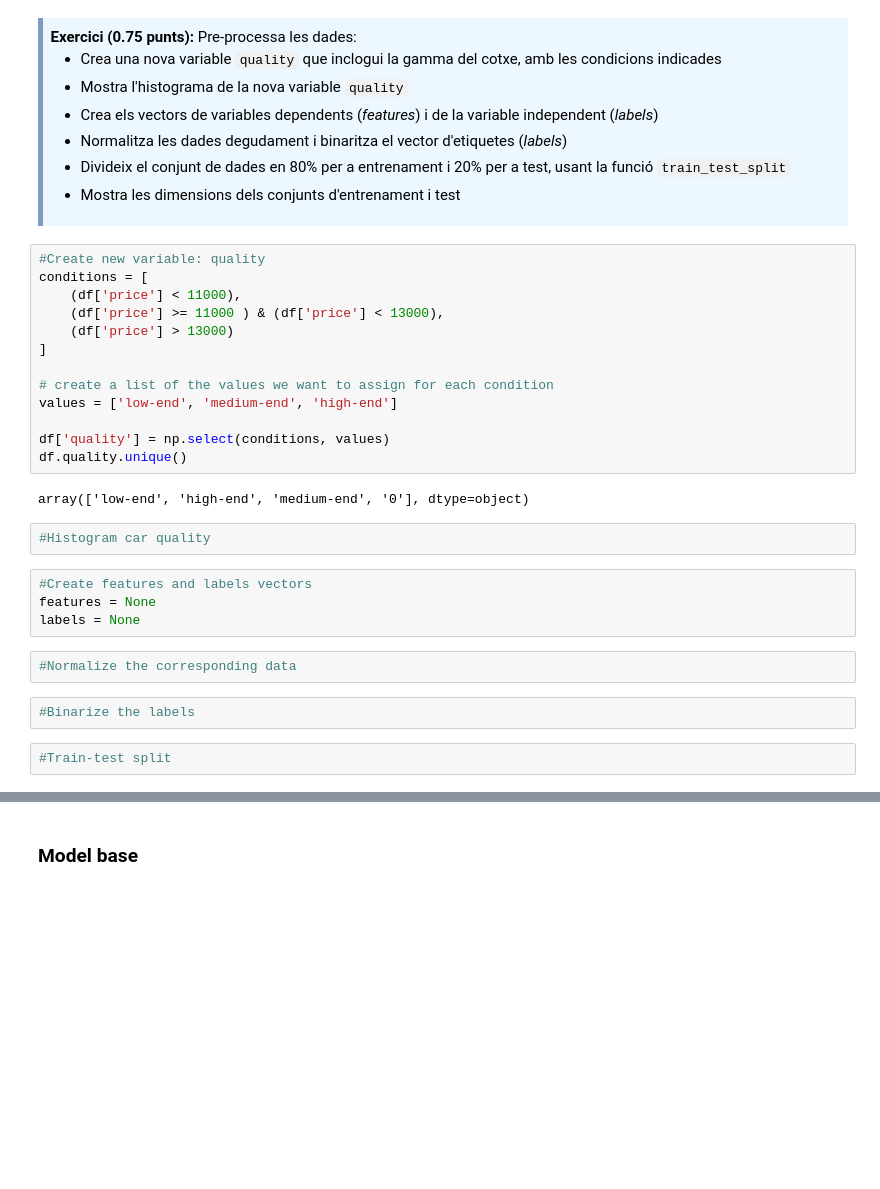
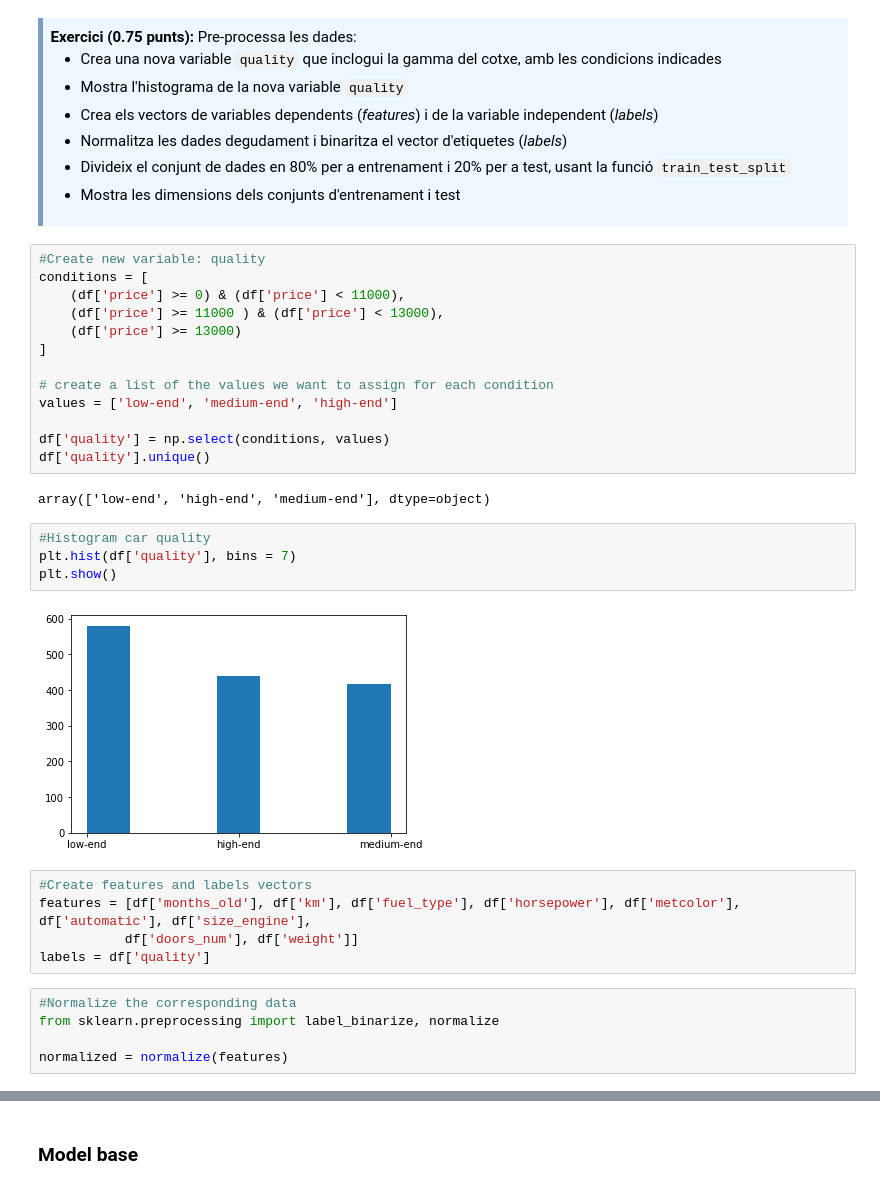
Before and after one commit to Jidorr/DeepLearning, a Jupyter notebook: PAC1/20212_M2_975_PAC1_Enunciat.ipynb, the cells around one changed output, grey strips where cells are left out. Saved outputs shown, nothing was run; the diff lists cells and outputs as text; blank space fills up the shorter version.

```diff
--- a/PAC1/20212_M2_975_PAC1_Enunciat.ipynb
+++ b/PAC1/20212_M2_975_PAC1_Enunciat.ipynb
@@ -192,27 +184,31 @@ En aquest apartat entrenarem un model que intenti classificar els cotxes segons
 # %%
 #Create new variable: quality
 conditions = [
-    (df['price'] < 11000),
+    (df['price'] >= 0) & (df['price'] < 11000),
     (df['price'] >= 11000 ) & (df['price'] < 13000),
-    (df['price'] > 13000)
+    (df['price'] >= 13000)
 ]
 
 # create a list of the values we want to assign for each condition
 values = ['low-end', 'medium-end', 'high-end']
 
 df['quality'] = np.select(conditions, values)
-df.quality.unique()
+df['quality'].unique()
 # %% [output]
-array(['low-end', 'high-end', 'medium-end', '0'], dtype=object)
+array(['low-end', 'high-end', 'medium-end'], dtype=object)
 # %%
 #Histogram car quality
+plt.hist(df['quality'], bins = 7)
+plt.show()
+# %% [output]
+[figure, added]
-# %%
-#Create features and labels vectors
-features = None
-labels = None
+# %%
+#Create features and labels vectors
+features = [df['months_old'], df['km'], df['fuel_type'], df['horsepower'], df['metcolor'], df['automatic'], df['size_engine'],
+           df['doors_num'], df['weight']]
+labels = df['quality']
 # %%
 #Normalize the corresponding data
+from sklearn.preprocessing import label_binarize, normalize
+
+normalized = normalize(features)
-# %%
-#Binarize the labels
-# %%
-#Train-test split
```
Also changed, not shown: parts of 5 cells of this notebook.
